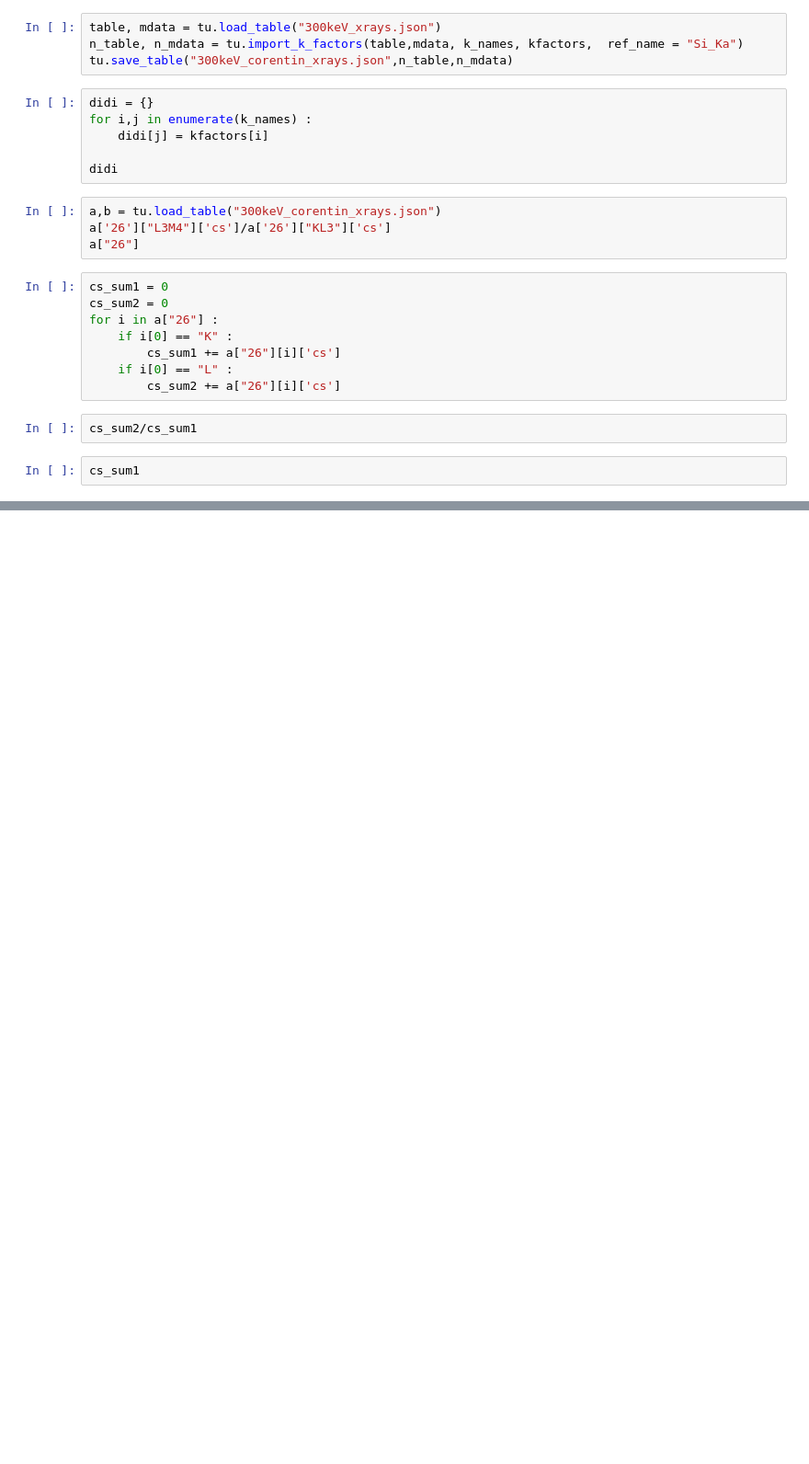
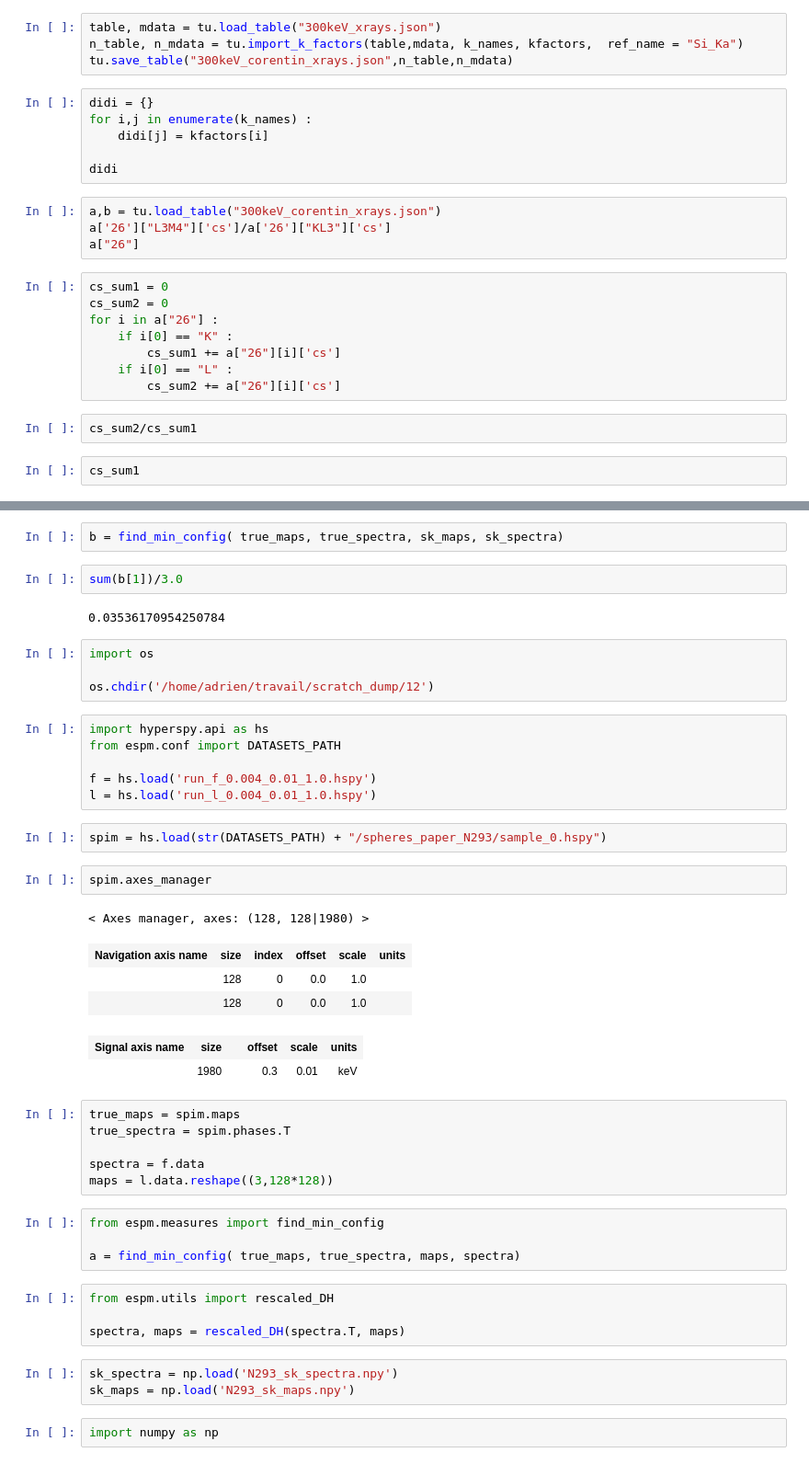
Before and after one commit to adriente/espm, a Jupyter notebook: notebooks/spectrum_fit.ipynb, the cells around one changed output, grey strips where cells are left out. Shown at 92% size. Saved outputs shown, nothing was run; the diff lists cells and outputs as text; blank space fills up the shorter version.

```diff
--- a/notebooks/spectrum_fit.ipynb
+++ b/notebooks/spectrum_fit.ipynb
@@ -562,0 +580,46 @@ cs_sum1
+# %%
+b = find_min_config( true_maps, true_spectra, sk_maps, sk_spectra)
+# %%
+sum(b[1])/3.0
+# %% [output]
+0.03536170954250784
+# %%
+import os
+
+os.chdir('/home/adrien/travail/scratch_dump/12')
+# %%
+import hyperspy.api as hs
+from espm.conf import DATASETS_PATH
+
+f = hs.load('run_f_0.004_0.01_1.0.hspy')
+l = hs.load('run_l_0.004_0.01_1.0.hspy')
+# %%
+spim = hs.load(str(DATASETS_PATH) + "/spheres_paper_N293/sample_0.hspy")
+# %%
+spim.axes_manager
+# %% [output]
+< Axes manager, axes: (128, 128|1980) >
+| Navigation axis name | size | index | offset | scale | units |
+|  | 128 | 0 | 0.0 | 1.0 |  |
+|  | 128 | 0 | 0.0 | 1.0 |  |
+| Signal axis name | size |  | offset | scale | units |
+|  | 1980 |  | 0.3 | 0.01 | keV |
+# %%
+true_maps = spim.maps
+true_spectra = spim.phases.T
+
+spectra = f.data
+maps = l.data.reshape((3,128*128))
+# %%
+from espm.measures import find_min_config
+
+a = find_min_config( true_maps, true_spectra, maps, spectra)
+# %%
+from espm.utils import rescaled_DH
+
+spectra, maps = rescaled_DH(spectra.T, maps)
+# %%
+sk_spectra = np.load('N293_sk_spectra.npy')
+sk_maps = np.load('N293_sk_maps.npy')
+# %%
+import numpy as np
```
Also changed, not shown: parts of 6 cells of this notebook, 5 other files.
